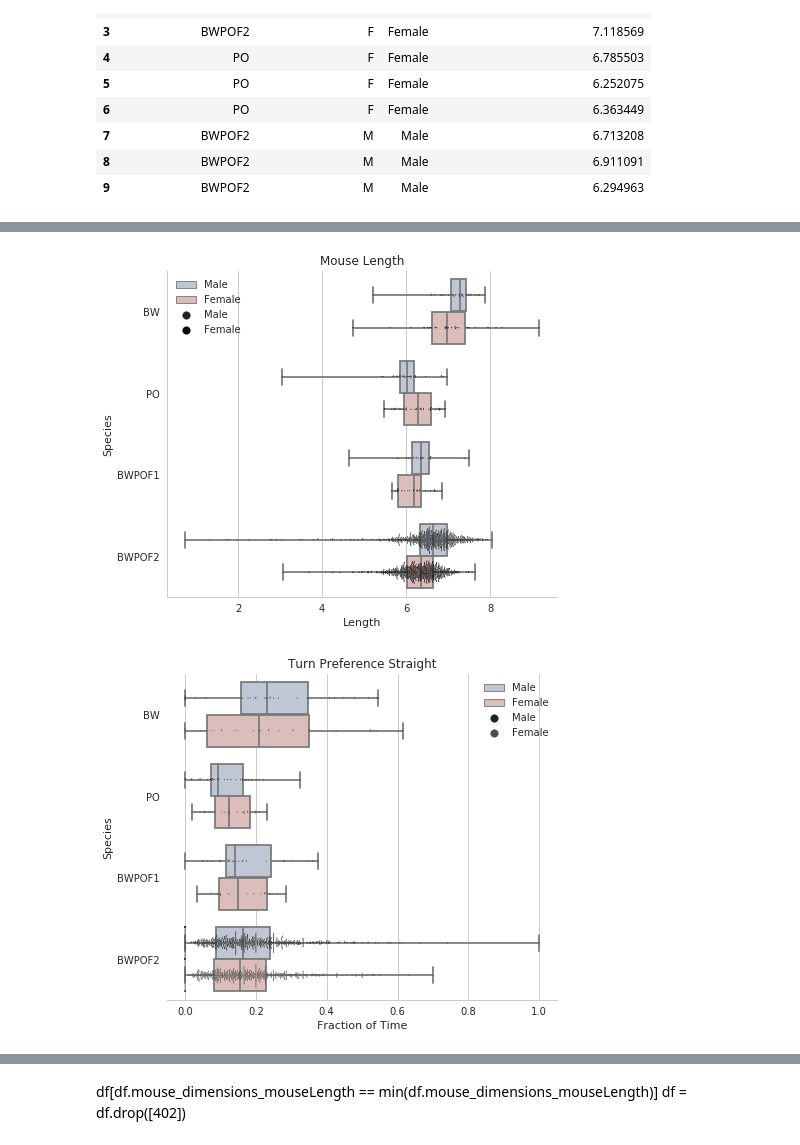
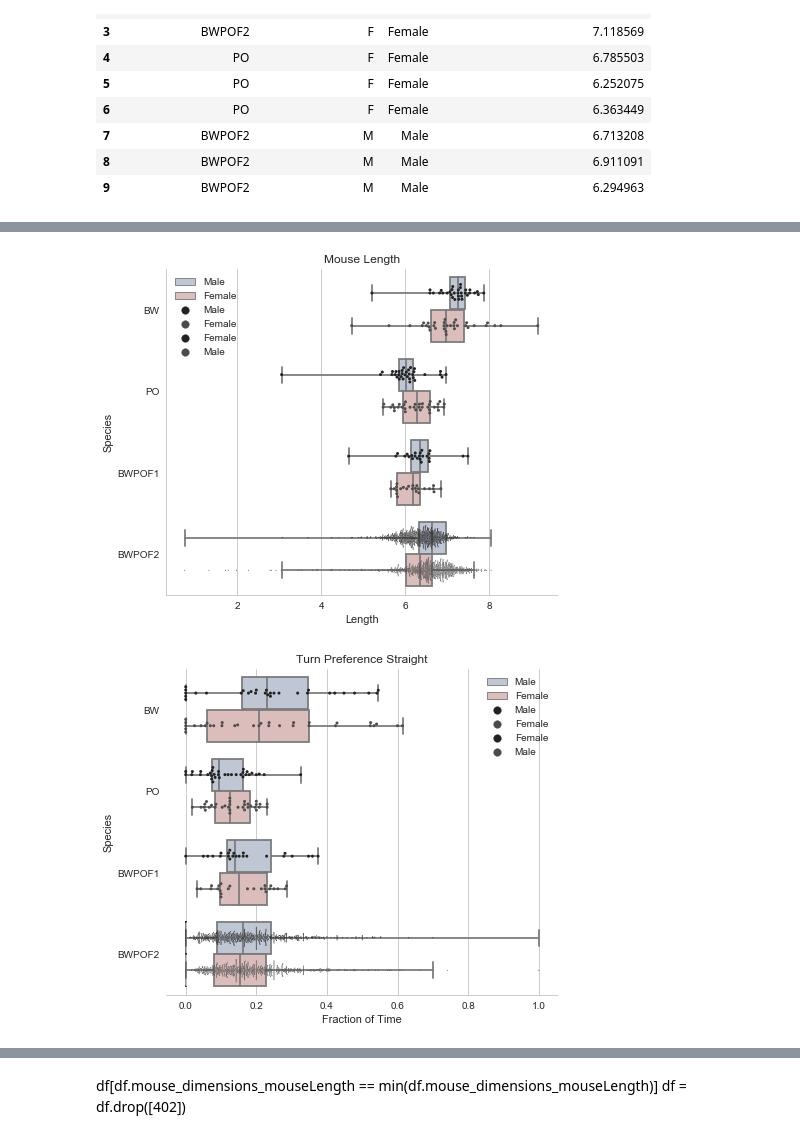
Before and after one commit to zachbogart/mice_behavior_capstone, a Jupyter notebook: process_data/results/ViolinPlot_designs.ipynb, the cells around one changed output, grey strips where cells are left out. Saved outputs shown, nothing was run; the diff lists cells and outputs as text; code cells hidden in the pictures.

Commit message:
updated plots

```diff
--- a/process_data/results/ViolinPlot_designs.ipynb
+++ b/process_data/results/ViolinPlot_designs.ipynb
@@ -52,29 +96,37 @@ sns.despine(trim=True, left=True)
 # %%
 var = 'mouse_dimensions_mouseLength'
 sns.set(style="ticks")
 sns.set_style("whitegrid")
 
 # Initialize the figure with a logarithmic x axis
 f, ax = plt.subplots(figsize=(7, 6))
 
 # Plot the orbital period with horizontal boxes
 sns.boxplot(x=var, y="mouse_details_strain", hue = 'Sex', data=df,
             whis="range", palette="vlag", order = ['BW', 'PO', 'BWPOF1', 'BWPOF2'] )
 
 # Add in points to show each observation
-sns.swarmplot(x=var, y="mouse_details_strain", hue = 'Sex', data=df,
-              size=1, color=".01", dodge = True, linewidth=0, order = ['BW', 'PO', 'BWPOF1', 'BWPOF2'])
+sns.swarmplot(x=var, y="mouse_details_strain", hue = 'Sex',
+              data=df[df.mouse_details_strain.isin(['BW', 'PO', 'BWPOF1'])],
+              size=3, color=".3", dodge = True, linewidth=0,
+              order = ['BW', 'PO', 'BWPOF1', 'BWPOF2'])
+
+# Add in points to show each observation
+sns.swarmplot(x=var, y="mouse_details_strain", hue = 'Sex',
+              data=df[df.mouse_details_strain.isin(['BWPOF2'])],
+              size=1, color=".3", dodge = True, linewidth=0,
+              order = ['BW', 'PO', 'BWPOF1', 'BWPOF2'])
 
 # Tweak the visual presentation
 ax.set_title("Mouse Length")
 ax.xaxis.grid(True)
 ax.legend(loc=2)
 ax.set(ylabel="Species", xlabel = "Length")
 #ax.ylim(min(df[var], max(df[var])))
 sns.despine()
-f.savefig("PosterPlots/mouse_length.pdf")
+f.savefig("PosterPlots/"+ var + ".pdf")
 # %% [output]
-[figure, old version]
+[figure, new version]
 # %%
 var = "turning_preferences_fraction_straight"
 sns.set(style="ticks")
@@ -89,17 +141,25 @@ sns.boxplot(x=var, y="mouse_details_strain", hue = 'Sex', data=df,
                whis="range", palette="vlag")#, inner = None)
 
 # Add in points to show each observation
-sns.swarmplot(x=var, y="mouse_details_strain", hue = 'Sex', data=df,
-              size=1, color=".3", dodge = True, linewidth=0, order = ['BW', 'PO', 'BWPOF1', 'BWPOF2'])
+sns.swarmplot(x=var, y="mouse_details_strain", hue = 'Sex',
+              data=df[df.mouse_details_strain.isin(['BW', 'PO', 'BWPOF1'])],
+              size=3, color=".3", dodge = True, linewidth=0,
+              order = ['BW', 'PO', 'BWPOF1', 'BWPOF2'])
+
+# Add in points to show each observation
+sns.swarmplot(x=var, y="mouse_details_strain", hue = 'Sex',
+              data=df[df.mouse_details_strain.isin(['BWPOF2'])],
+              size=1, color=".3", dodge = True, linewidth=0,
+              order = ['BW', 'PO', 'BWPOF1', 'BWPOF2'])
 
 ax.set_title("Turn Preference Straight")
 ax.xaxis.grid(True)
 ax.legend(loc=1)
 ax.set(ylabel="Species", xlabel = "Fraction of Time")
 sns.despine(left = True)
-f.savefig("PosterPlots/Turn_Pref_Straight.pdf")
+f.savefig("PosterPlots/"+ var + ".pdf")
 # %% [output]
-[figure, old version]
+[figure, new version]
 # %%
 var = "turning_preferences_fraction_left"
 
```
Also changed, not shown: parts of 5 cells of this notebook, 8 other files.
